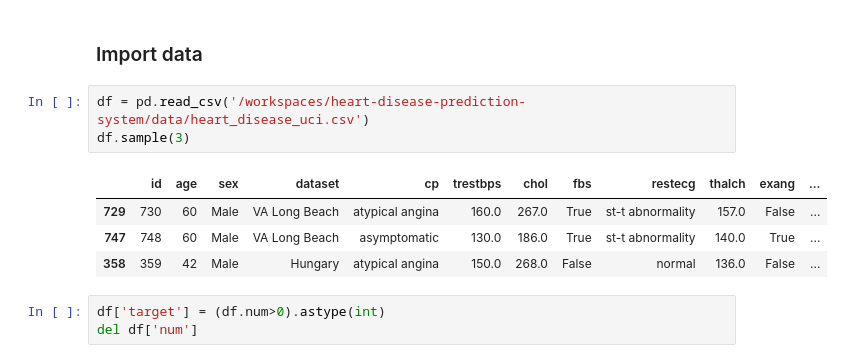
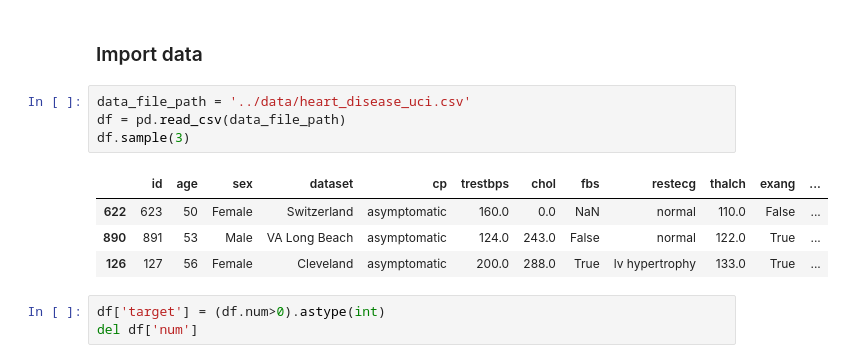
Before and after one commit to wojciech-san/heart-disease-prediction-system, a Jupyter notebook: notebooks/exploratory-data-analysis.ipynb, the cells around one changed output. Drawn from its saved outputs; the diff is of its cells as text.

```diff
--- a/notebooks/exploratory-data-analysis.ipynb
+++ b/notebooks/exploratory-data-analysis.ipynb
@@ -28,13 +28,14 @@ from datetime import datetime
 # %% [markdown]
 ### Import data
 # %%
-df = pd.read_csv('/workspaces/heart-disease-prediction-system/data/heart_disease_uci.csv')
+data_file_path = '../data/heart_disease_uci.csv'
+df = pd.read_csv(data_file_path)
 df.sample(3)
 # %% [output]
 |  | id | age | sex | dataset | cp | trestbps | chol | fbs | restecg | thalch | exang | ... |
-| 729 | 730 | 60 | Male | VA Long Beach | atypical angina | 160.0 | 267.0 | True | st-t abnormality | 157.0 | False | ... |
-| 747 | 748 | 60 | Male | VA Long Beach | asymptomatic | 130.0 | 186.0 | True | st-t abnormality | 140.0 | True | ... |
-| 358 | 359 | 42 | Male | Hungary | atypical angina | 150.0 | 268.0 | False | normal | 136.0 | False | ... |
+| 622 | 623 | 50 | Female | Switzerland | asymptomatic | 160.0 | 0.0 | NaN | normal | 110.0 | False | ... |
+| 890 | 891 | 53 | Male | VA Long Beach | asymptomatic | 124.0 | 243.0 | False | normal | 122.0 | True | ... |
+| 126 | 127 | 56 | Female | Cleveland | asymptomatic | 200.0 | 288.0 | True | lv hypertrophy | 133.0 | True | ... |
 # %%
 df['target'] = (df.num>0).astype(int)
 del df['num']
```
Also changed, not shown: parts of 32 cells of this notebook, 5 other files.
